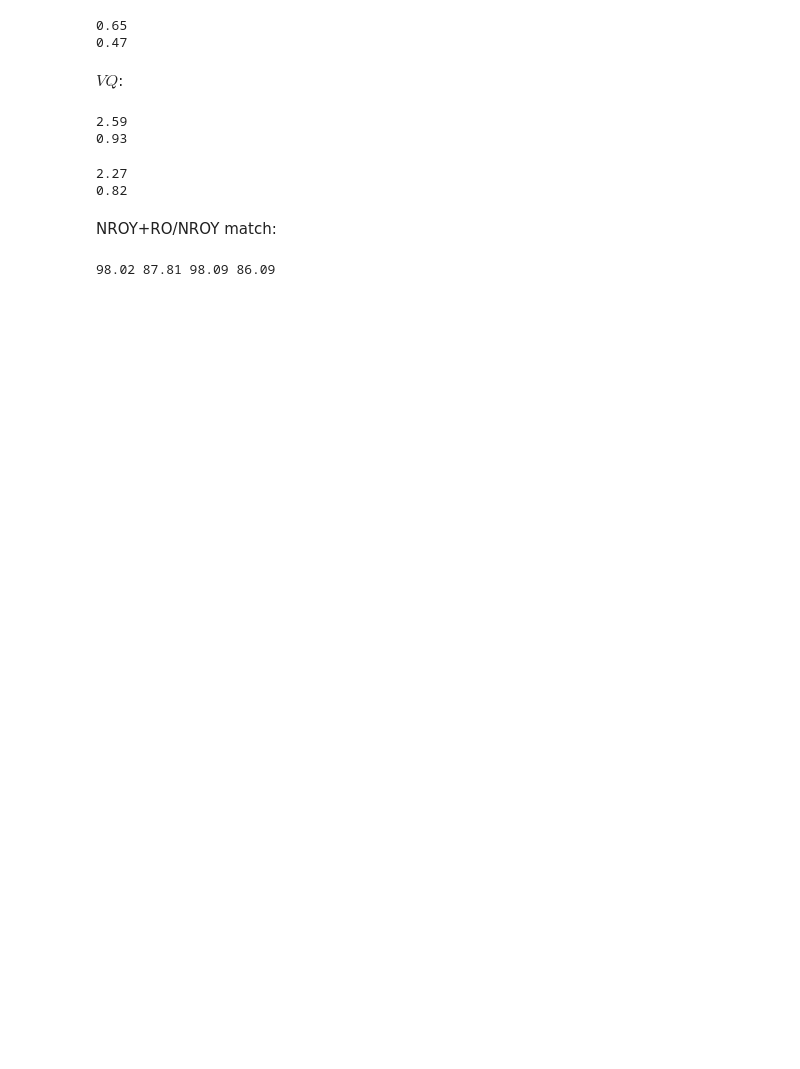
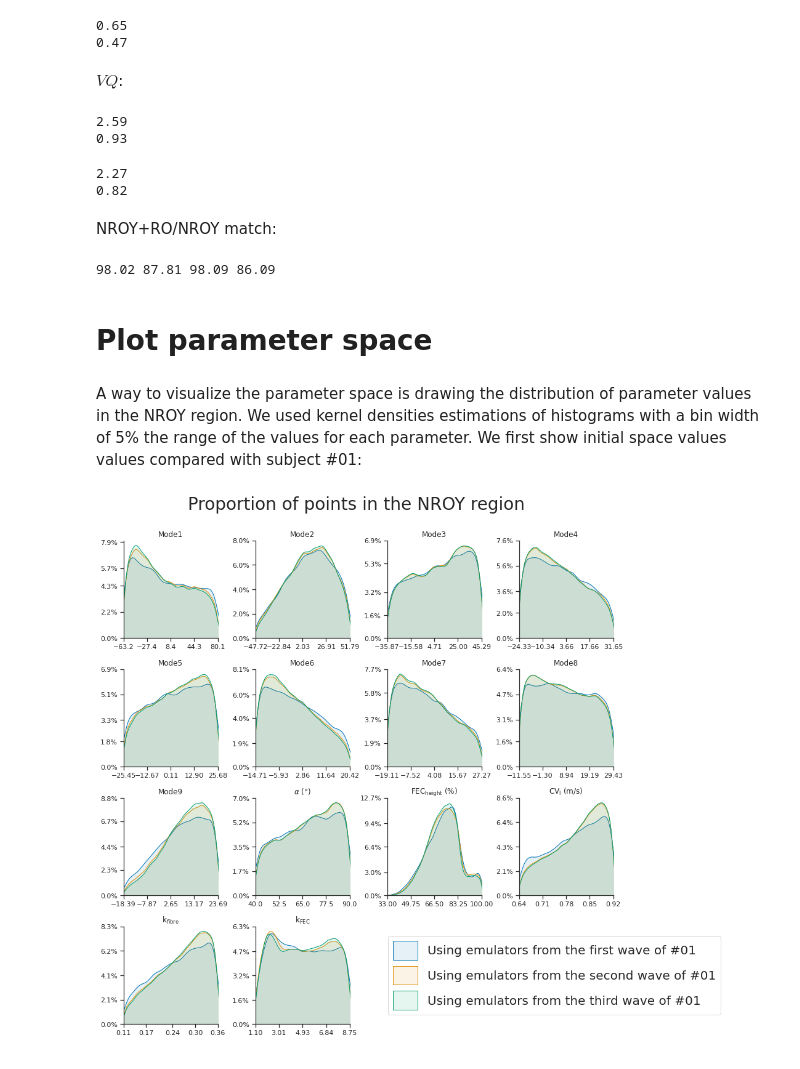
Before and after one commit to CEMRG-publications/Rodero_2023_AnnBiomedEng, a Jupyter notebook: python/reproducing_results_paper.ipynb, the cells around one changed output. Drawn from its saved outputs; the diff is of its cells as text; code cells hidden in the pictures; blank space fills up the shorter version.

```diff
--- a/python/reproducing_results_paper.ipynb
+++ b/python/reproducing_results_paper.ipynb
@@ -1218,3 +1226,28 @@ perc_initial_sweep_using_1_NROY = postprocessing.compare_nroy_binary(n_samples=1
 print(round(perc_initial_sweep_using_2_RO,2), round(perc_initial_sweep_using_2_NROY,2), round(perc_initial_sweep_using_1_RO,2), round(perc_initial_sweep_using_1_NROY,2))
 # %% [output]
 98.02 87.81 98.09 86.09
+# %% [markdown]
+# Plot parameter space
+# %% [markdown]
+A way to visualize the parameter space is drawing the distribution of parameter values in the NROY region. We used kernel densities estimations of histograms with a bin width of 5% the range of the values for each parameter. We first show initial space values values compared with subject #01:
+# %%
+import postprocessing
+import os
+from global_variables_config import *
+
+waves_paths = [os.path.join(PROJECT_PATH, "initial_sweep", "wave0_patient1_sd_10"),
+               os.path.join(PROJECT_PATH, "patient1_sd_10", "wave1", "wave1_patient1_sd_10"),
+               os.path.join(PROJECT_PATH, "patient1_sd_10", "wave2", "wave2_patient1_sd_10")
+             ]
+legends = ["Using emulators from the first wave of #01",
+           "Using emulators from the second wave of #01",
+           "Using emulators from the third wave of #01"
+          ]
+
+file_path = os.path.join(PROJECT_PATH, "figures")
+file_name = "densities_waves_#01.png"
+
+postprocessing.plot_parameter_distributions(waves_paths = waves_paths, legends = legends,
+                                            file_path = file_path, file_name = file_name)
+# %% [output]
+[figure, added]
```
Also changed, not shown: parts of 3 cells of this notebook.
